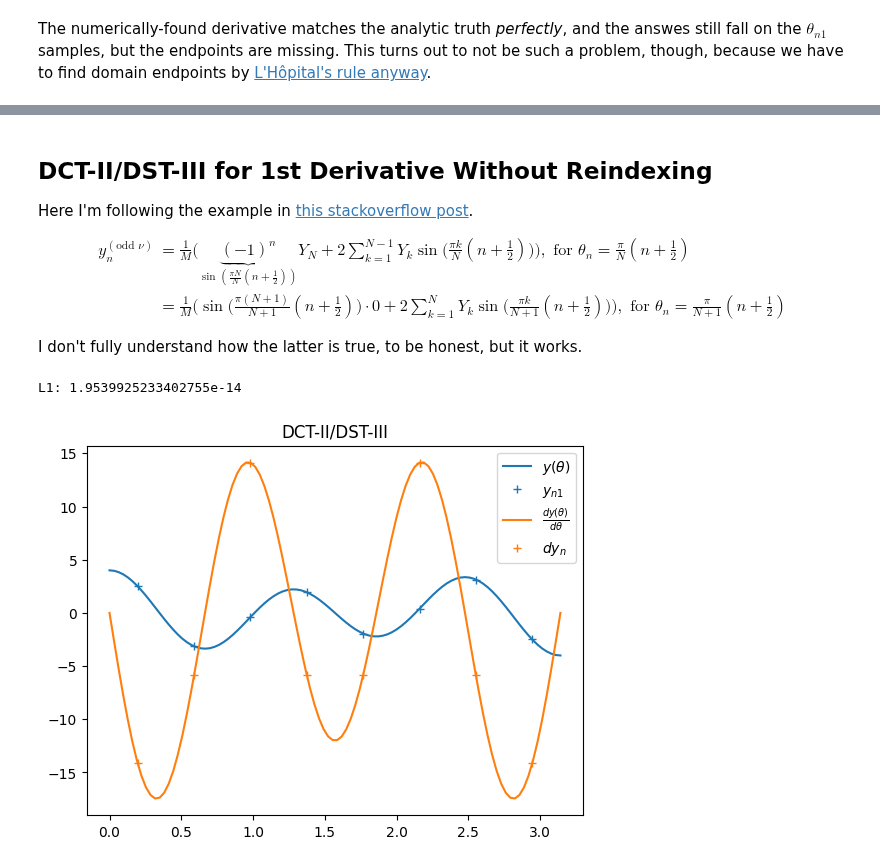
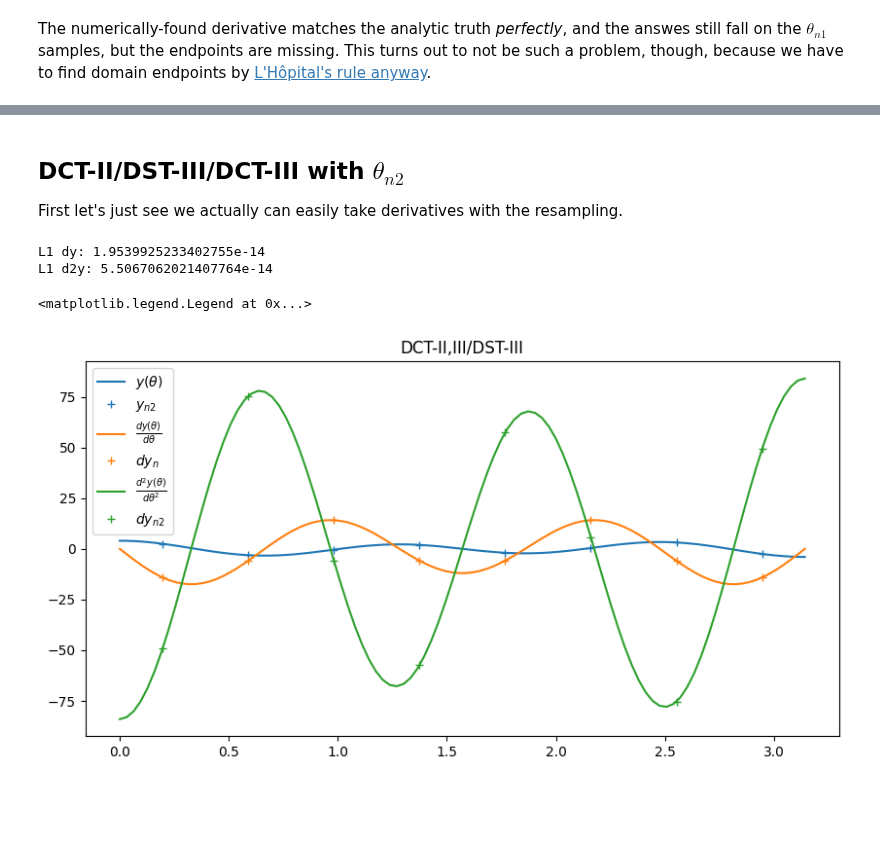
Before and after one commit to pavelkomarov/spectral-derivatives, a Jupyter notebook: notebooks/dct_types_extension_experiments.ipynb, the cells around one changed output, grey strips where cells are left out. Drawn from its saved outputs; the diff is of its cells as text; code cells hidden in the pictures; blank space fills up the shorter version.

```diff
--- a/notebooks/dct_types_extension_experiments.ipynb
+++ b/notebooks/dct_types_extension_experiments.ipynb
@@ -135,35 +118,32 @@ Can we make some modification to the above to get the samplings to fall on the o
-# %% [markdown]
-## DCT-II/DST-III for 1st Derivative Without Reindexing
-
-Here I'm following the example in [this stackoverflow post](https://stackoverflow.com/questions/57675927/how-to-calculate-spectral-derivative-using-scipy-fftpack-dst-dct).
-
-$$
-\begin{align}
-y_n^{(\text{odd } \nu)} &= \frac{1}{M} \Big( \underbrace{(-1)^n}_{\sin(\frac{\pi N}{N} (n + \frac{1}{2}))} Y_N + 2 \sum_{k=1}^{N-1} Y_k \sin\!\big(\frac{\pi k}{N}(n + \frac{1}{2})\big) \Big), \text{ for } \theta_n = \frac{\pi}{N}(n+\frac{1}{2})\\
-&= \frac{1}{M} \Big( \sin\!\big(\frac{\pi (N + 1)}{N+1} (n + \frac{1}{2})\big) \cdot 0 + 2 \sum_{k=1}^{N} Y_k \sin\!\big(\frac{\pi k}{N+1}(n + \frac{1}{2})\big) \Big), \text{ for } \theta_n = \frac{\pi}{N+1}(n+\frac{1}{2})
-\end{align}
-$$
-
-I don't fully understand how the latter is true, to be honest, but it works.
+# %% [markdown]
+## DCT-II/DST-III/DCT-III with $\theta_{n2}$
+
+First let's just see we actually can easily take derivatives with the resampling.
 # %%
-Y_k = dct(y_n2, 2) # This time sample at the original points
+M = 2*(N+1)
+
+y_n2 = y(th_n2) # Sample at half-index points
+Y_k = dct(y_n2, 2)
 Y_p = -k * Y_k # j * (jk) * Y_k
+Y_p = np.roll(Y_p, -1) # shift to left
+dy_n2 = dst(Y_p, 3)/M
+Y_p = -k**2 * Y_k # (jk)**2 * Y_k
+d2y_n2 = dct(Y_p, 3)/M # DCT-III
 
-# shift to left
-Y_p[0:N] = Y_p[1:N+1]
-Y_p[N]=0
+print("L1 dy:", np.max(np.abs(dy_n2 - dy(th_n2))))
+print("L1 d2y:", np.max(np.abs(d2y_n2 - d2y(th_n2))))
 
-dy_n = dst(Y_p, 3)/M
-
-print("L1:", np.max(np.abs(dy_n - dy(th_n2))))
-
+pyplot.figure(figsize=(10,5))
 pyplot.plot(th, y(th), label=r"$y(\theta)$")
-pyplot.plot(th_n2, y_n2, 'C0+', label=r"$y_{n1}$")
+pyplot.plot(th_n2, y_n2, 'C0+', label=r"$y_{n2}$")
 pyplot.plot(th, dy(th), label=r"$\frac{dy(\theta)}{d\theta}$")
-pyplot.plot(th_n2, dy_n, 'C1+', label=r"$dy_{n}$")
-pyplot.title("DCT-II/DST-III")
+pyplot.plot(th_n2, dy_n2, 'C1+', label=r"$dy_{n}$")
+pyplot.plot(th, d2y(th), label=r"$\frac{d^2y(\theta)}{d\theta^2}$")
+pyplot.plot(th_n2, d2y_n2, 'C2+', label=r"$dy_{n2}$")
+pyplot.title("DCT-II,III/DST-III")
 pyplot.legend()
-pyplot.show()
 # %% [output]
-L1: 1.9539925233402755e-14
+L1 dy: 1.9539925233402755e-14
+L1 d2y: 5.5067062021407764e-14
+<matplotlib.legend.Legend at 0x...>
-[figure, old version]
+[figure, new version]
```
Also changed, not shown: parts of 16 cells of this notebook.
